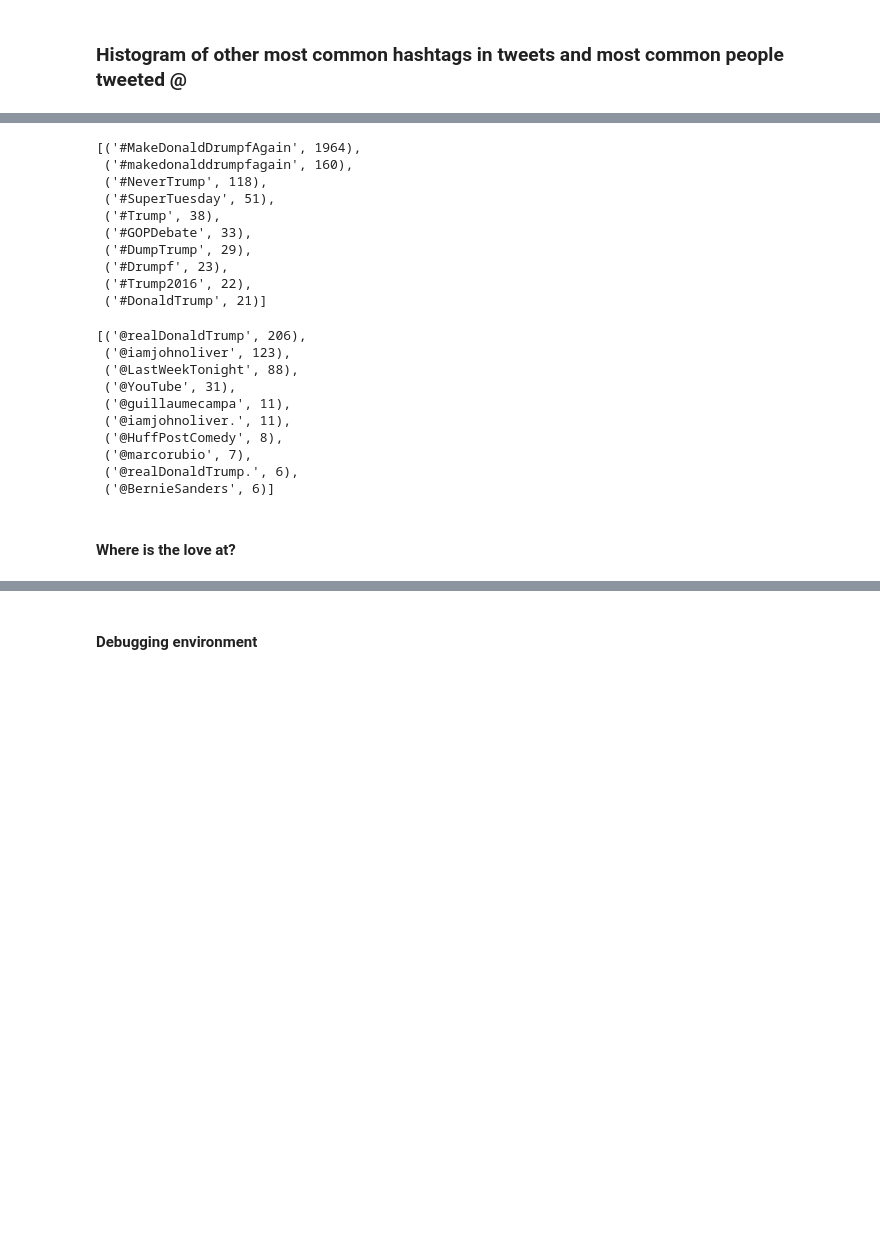
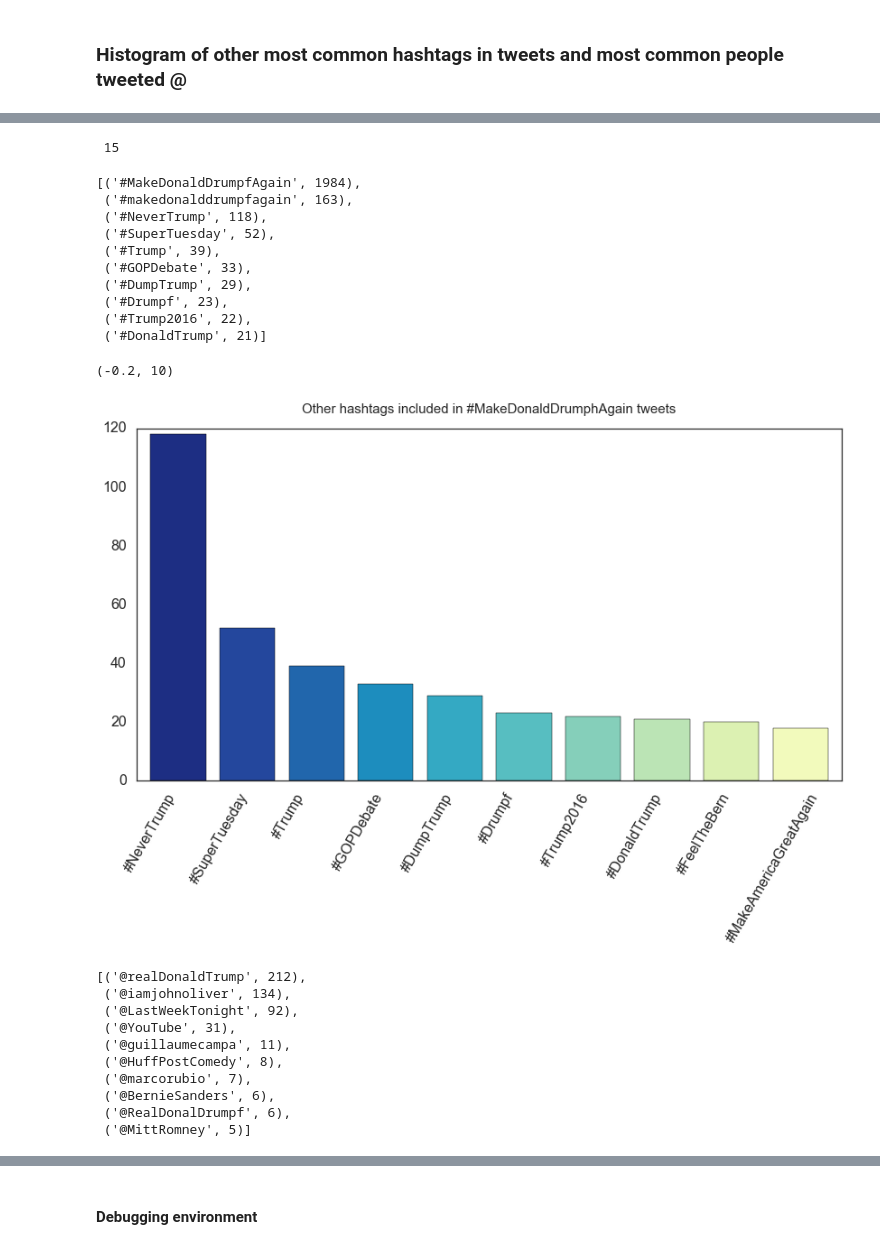
Before and after one commit to agalea91/Donald_Trump_tweet_study_-makedonalddrumpfagain, a Jupyter notebook: drumpf_notebook.ipynb, the cells around one changed output, grey strips where cells are left out. Saved outputs shown, nothing was run; the diff lists cells and outputs as text; code cells hidden in the pictures; blank space fills up the shorter version.

```diff
--- a/drumpf_notebook.ipynb
+++ b/drumpf_notebook.ipynb
@@ -1584,7 +1586,16 @@ def sorted_frequency(listOfWords, flatten=True):
     words = sorted(words, key=operator.itemgetter(1))
     return words[::-1]
 
-all_tweet_words = [t.split() for t in original_tweets.keys()]
+all_tweet_words = []
+for t in original_tweets.keys():
+    line = []
+    for l in t.split():
+        if l[-1] == '.':
+            line.append(l.split('.')[0])
+        else:
+            line.append(l)
+    all_tweet_words.append(line)
+
 all_w = sorted_frequency(all_tweet_words)
 all_w[:100]
 # %% [output]
@@ -1608,38 +1634,60 @@ all_w[:100]
 # %%
 hash_w = []
 for a, b in all_w:
-    if a[0] == '#':
-        hash_w.append((a, b))
+    try:
+        if a[0] == '#':
+            hash_w.append((a, b))
+    except:
+        pass
 
 hash_w[:10]
 # %% [output]
-[('#MakeDonaldDrumpfAgain', 1964),
- ('#makedonalddrumpfagain', 160),
- ('#NeverTrump', 118),
- ('#SuperTuesday', 51),
- ('#Trump', 38),
- ('#GOPDebate', 33),
- ('#DumpTrump', 29),
- ('#Drumpf', 23),
- ('#Trump2016', 22),
- ('#DonaldTrump', 21)]
+ 15
+[('#MakeDonaldDrumpfAgain', 1984),
+ ('#makedonalddrumpfagain', 163),
+ ('#NeverTrump', 118),
+ ('#SuperTuesday', 52),
+ ('#Trump', 39),
+ ('#GOPDebate', 33),
+ ('#DumpTrump', 29),
+ ('#Drumpf', 23),
+ ('#Trump2016', 22),
+ ('#DonaldTrump', 21)]
+# %%
+data = hash_w[2:12]
+colors = sns.color_palette("YlGnBu", 10)
+
+plt.figure(figsize=(14, 7))
+plt.title('Other hashtags included in #MakeDonaldDrumphAgain tweets', y=1.03, fontsize=15)
+ax = plt.subplot(111)
+y = [a[1] for a in data]
+x = [i for i in range(len(y))]
+ax.bar(x, y, color=colors[::-1])
+ax.set_xticks(x)
+ax.set_xticklabels([a[0] for a in data], rotation=60)
+ax.set_xlim(-0.2, 10)
+plt.savefig('figures/top_hashtags.png', bbox_inches='tight', dpi=144)
+# %% [output]
+(-0.2, 10)
+[figure, added]
 # %%
 user_mention_w = []
 for a, b in all_w:
-    if a[0] == '@':
-        user_mention_w.append((a, b))
+    try:
+        if a[0] == '@':
+            user_mention_w.append((a, b))
+    except:
+        pass
 
 user_mention_w[:10]
 # %% [output]
-[('@realDonaldTrump', 206),
- ('@iamjohnoliver', 123),
- ('@LastWeekTonight', 88),
+[('@realDonaldTrump', 212),
+ ('@iamjohnoliver', 134),
+ ('@LastWeekTonight', 92),
  ('@YouTube', 31),
  ('@guillaumecampa', 11),
- ('@iamjohnoliver.', 11),
  ('@HuffPostComedy', 8),
  ('@marcorubio', 7),
- ('@realDonaldTrump.', 6),
- ('@BernieSanders', 6)]
+ ('@BernieSanders', 6),
+ ('@RealDonalDrumpf', 6),
+ ('@MittRomney', 5)]
-# %% [markdown]
-#### Where is the love at?
```
Also changed, not shown: parts of 12 cells of this notebook.
